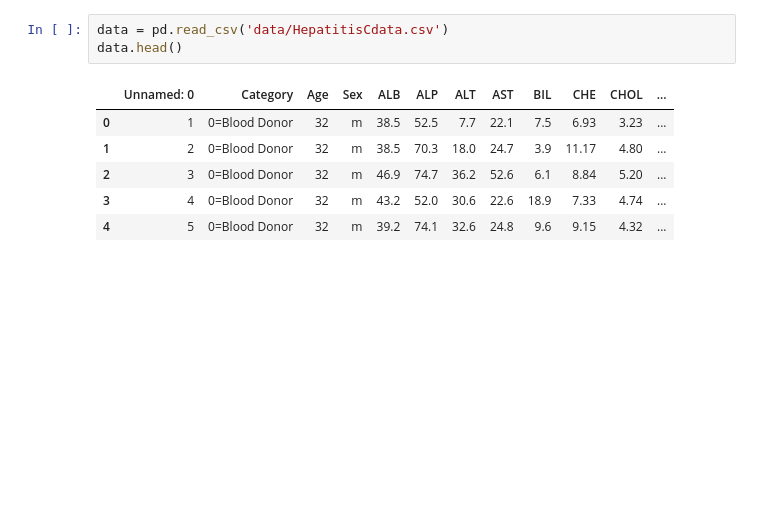
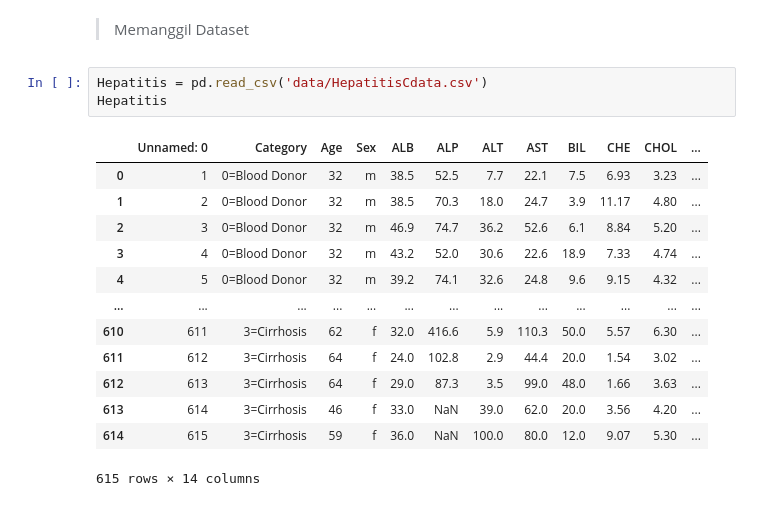
Before and after one commit to zer0-911/MachineLearning, a Jupyter notebook: Hepatitis_SVM_V2.ipynb, the cells around one changed output. Cells and saved outputs as stored; diff of their text form; blank space fills up the shorter version.

```diff
--- a/Hepatitis_SVM_V2.ipynb
+++ b/Hepatitis_SVM_V2.ipynb
@@ -14,10 +24,19 @@ Setup completed!!
+# %% [markdown]
+> Memanggil Dataset
 # %%
-data = pd.read_csv('data/HepatitisCdata.csv')
-data.head()
+Hepatitis = pd.read_csv('data/HepatitisCdata.csv')
+Hepatitis
 # %% [output]
 |  | Unnamed: 0 | Category | Age | Sex | ALB | ALP | ALT | AST | BIL | CHE | CHOL | ... |
 | 0 | 1 | 0=Blood Donor | 32 | m | 38.5 | 52.5 | 7.7 | 22.1 | 7.5 | 6.93 | 3.23 | ... |
 | 1 | 2 | 0=Blood Donor | 32 | m | 38.5 | 70.3 | 18.0 | 24.7 | 3.9 | 11.17 | 4.80 | ... |
 | 2 | 3 | 0=Blood Donor | 32 | m | 46.9 | 74.7 | 36.2 | 52.6 | 6.1 | 8.84 | 5.20 | ... |
 | 3 | 4 | 0=Blood Donor | 32 | m | 43.2 | 52.0 | 30.6 | 22.6 | 18.9 | 7.33 | 4.74 | ... |
 | 4 | 5 | 0=Blood Donor | 32 | m | 39.2 | 74.1 | 32.6 | 24.8 | 9.6 | 9.15 | 4.32 | ... |
+| ... | ... | ... | ... | ... | ... | ... | ... | ... | ... | ... | ... | ... |
+| 610 | 611 | 3=Cirrhosis | 62 | f | 32.0 | 416.6 | 5.9 | 110.3 | 50.0 | 5.57 | 6.30 | ... |
+| 611 | 612 | 3=Cirrhosis | 64 | f | 24.0 | 102.8 | 2.9 | 44.4 | 20.0 | 1.54 | 3.02 | ... |
+| 612 | 613 | 3=Cirrhosis | 64 | f | 29.0 | 87.3 | 3.5 | 99.0 | 48.0 | 1.66 | 3.63 | ... |
+| 613 | 614 | 3=Cirrhosis | 46 | f | 33.0 | NaN | 39.0 | 62.0 | 20.0 | 3.56 | 4.20 | ... |
+| 614 | 615 | 3=Cirrhosis | 59 | f | 36.0 | NaN | 100.0 | 80.0 | 12.0 | 9.07 | 5.30 | ... |
+615 rows × 14 columns
```
Also changed, not shown: parts of 39 cells of this notebook.
